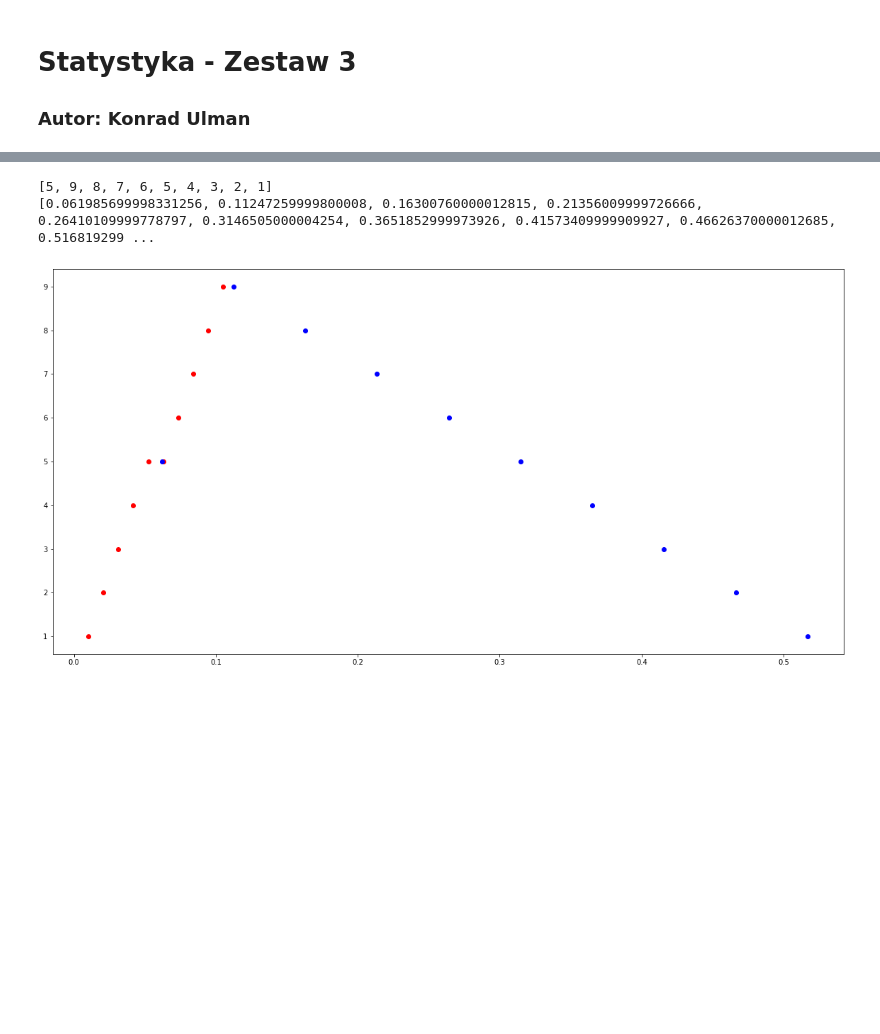
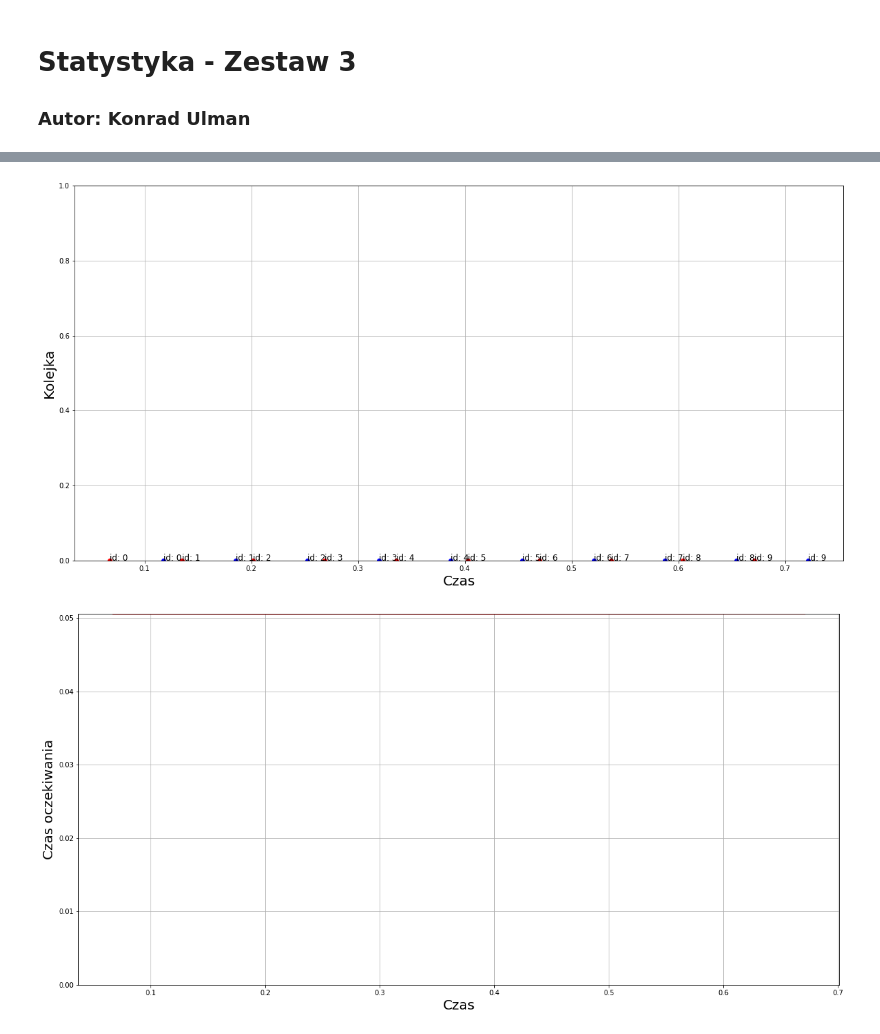
Before and after one commit to ulmii/statistical-methods, a Jupyter notebook: 3.ipynb, the cells around one changed output, grey strips where cells are left out. Saved outputs shown, nothing was run; the diff lists cells and outputs as text; code cells hidden in the pictures; blank space fills up the shorter version.

```diff
--- a/3.ipynb
+++ b/3.ipynb
@@ -82,3 +87,32 @@ def extract_points(tasks: list) -> list:
         start.append(task.start)
         end.append(task.end)
     return start, end
+# %%
+def plot_points(tasks: list) -> None:
+    start_queue, end_queue = extract_queues(tasks)
+    start_times, end_times = extract_points(tasks)
+
+    plt.scatter(start_times, start_queue, color='r', label='$\pi_j$')
+    plt.scatter(end_times, end_queue, color='b', label='$\pi_j$')
+
+    for i, e in enumerate(tasks):
+        plt.text(start_times[i], start_queue[i] * (1 + 0.1), f'id: {e.id}', fontsize=12)
+        plt.text(end_times[i], end_queue[i] * (1 - 0.1), f'id: {e.id}', fontsize=12)
+
+    plt.xlabel('Czas', fontsize=20)
+    plt.ylabel('Kolejka', fontsize=20)
+    plt.ylim(0, max(max(start_queue) + 1, 1))
+    plt.grid()
+    plt.show()
+# %%
+def calc_wait_time(tasks: list) -> list:
+    return [task.end - task.start for task in tasks]
+
+def plot_wait(tasks: list) -> None:
+    wait_time = calc_wait_time(tasks)
+    plt.plot([task.start for task in tasks], wait_time, color='r', label='$\pi_j$')
+    plt.xlabel('Czas', fontsize=20)
+    plt.ylabel('Czas oczekiwania', fontsize=20)
+    plt.grid()
+    plt.ylim(0, max(wait_time) + 1)
+    plt.show()
@@ -85,18 +124,12 @@ def extract_points(tasks: list) -> list:
 # %%
-producer_delay = 1/100
+producer_delay = 1/15
 consumer_delay = 1/20
 num_of_tasks = 10
 
 tasks = consumer(consumer_delay, producer, num_of_tasks, producer_delay)
 
-start_queue, end_queue = extract_queues(tasks)
-start_times, end_times = extract_points(tasks)
-
-plt.scatter(start_times, start_queue, color='r', label='$\pi_j$')
-plt.scatter(end_times, end_queue, color='b', label='$\pi_j$')
-
-plt.show()
+plot_points(tasks)
+plot_wait(tasks)
 # %% [output]
-[5, 9, 8, 7, 6, 5, 4, 3, 2, 1]
-[0.061985699998331256, 0.11247259999800008, 0.16300760000012815, 0.21356009999726666, 0.26410109999778797, 0.3146505000004254, 0.3651852999973926, 0.41573409999909927, 0.46626370000012685, 0.516819299 ...
-[figure, old version]
+[figure, new version]
+[figure, added]
```
Also changed, not shown: parts of 6 cells of this notebook.
